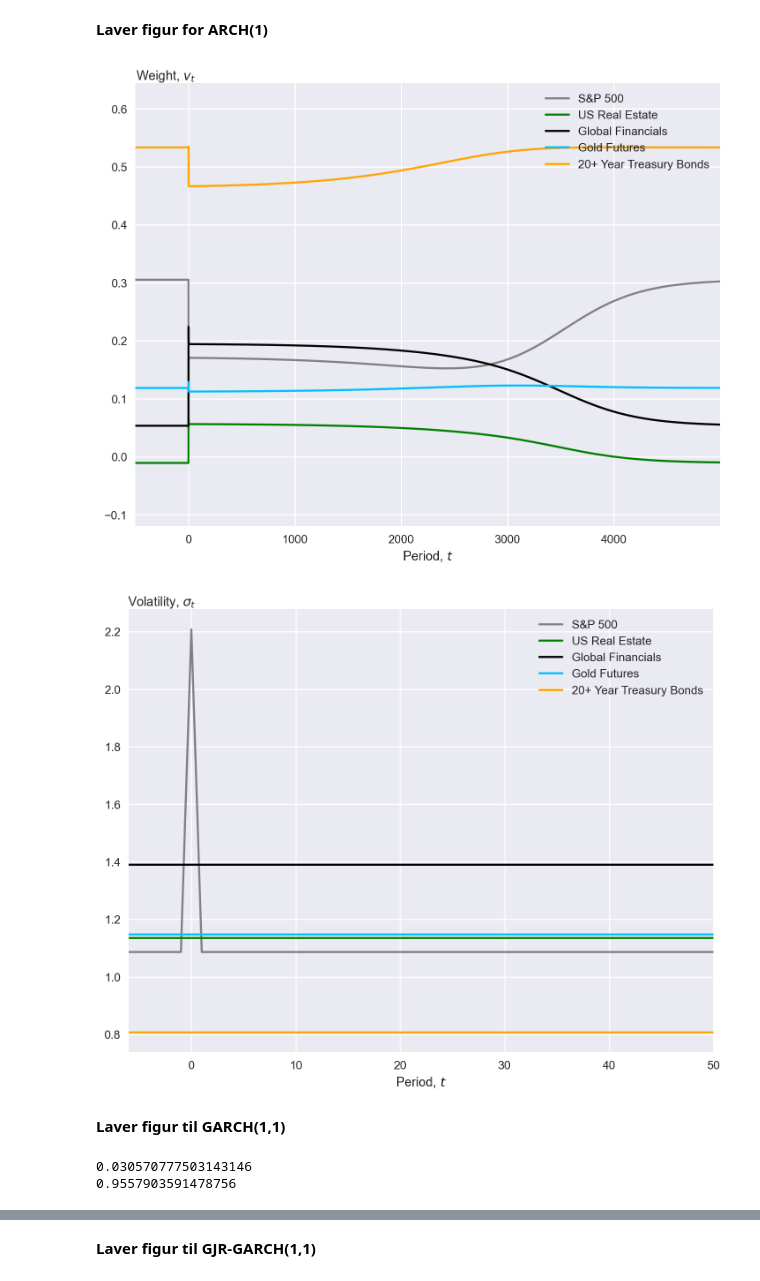
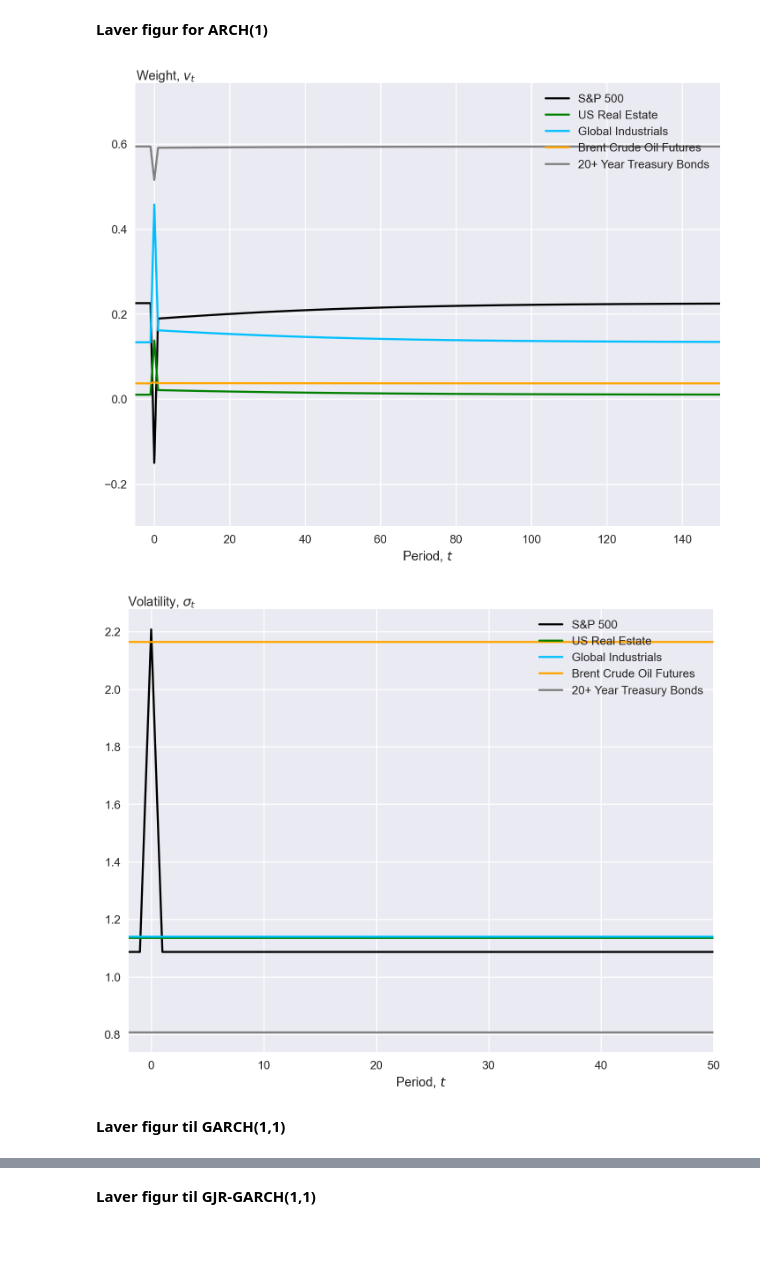
Before and after one commit to neriksen/thesis, a Jupyter notebook: Simulations/IRF.ipynb, the cells around one changed output, grey strips where cells are left out. Cells and saved outputs as stored; diff of their text form; code cells hidden in the pictures; blank space fills up the shorter version.

Commit message:
nye figurer

```diff
--- a/Simulations/IRF.ipynb
+++ b/Simulations/IRF.ipynb
@@ -8,7 +8,7 @@ import scipy.stats as scipy
 sys.path.append("..\\backtesting")
 import dynamic_backtesting as db
 plt.style.use('seaborn')
-matplotlib.rcParams['axes.prop_cycle'] = matplotlib.cycler(color=["grey", "green", "black", "deepskyblue", "orange", "lime", "purple", "Gold", "brown", "blue", "pink"])
+matplotlib.rcParams['axes.prop_cycle'] = matplotlib.cycler(color=["black", "green",  "deepskyblue", "orange","grey", "lime", "purple", "Gold", "brown", "blue", "pink"])
 # %%
 assets = {"EEM": "Emerging Markets",
            "IVV": "S&P 500",
@@ -27,9 +27,9 @@ asset_names = list(assets.values())
 # %% [markdown]
 **Henter return data udfra tickers**
 # %%
-return_data =db.download_return_data(["IVV","IYR","IXG","GC=F","TLT"], save_to_csv=True)
+return_data =db.download_return_data(["IVV","IYR","EXI","BZ=F","TLT"], save_to_csv=True)
 #laver ny dictionary
-included_asset = {asset: assets[asset] for asset in return_data.columns.to_list()}
+included_asset = {asset: assets[asset] for asset in return_data.columns.to_list() }
 # %% [output]
 [*********************100%***********************]  5 of 5 completed
 # %% [markdown]
@@ -81,33 +81,30 @@ irf_weights_ARCH,irf_sigma_ARCH=IRF_maker("sGARCH10",10000,0,-2,coef_ARCH, resid
 # %%
 #plt.style.use('seaborn')
 fig, ax = plt.subplots(1, 1, figsize=(9,7), dpi=190)
 ax.plot(irf_weights_ARCH)
 ax.margins(0,0.2)
-ax.set_xlim(-500)
+ax.set_xlim(-5,150)
 ax.legend(included_asset.values(), loc='upper right')
 ax.set_xlabel('Period, $t$')
 ax.set_ylabel('Weight, $v_t$',loc='top', rotation = 0, labelpad = -78)
 fig.savefig("Simulations\IRF_ARCH(1)_weight.png", bbox_inches = 'tight', pad_inches = 0.1)
 
 fig1, ax1 = plt.subplots(1, 1, figsize=(9,7), dpi=190)
 ax1.plot(np.sqrt(irf_sigma_ARCH))
-ax1.set_xlim(int(0-6),int(0+50))
+ax1.set_xlim(int(0-2),int(0+50))
 ax1.legend(included_asset.values(), loc='upper right')
 ax1.set_xlabel('Period, $t$')
 ax1.set_ylabel('Volatility, $\sigma_t$',loc='top', rotation = 0, labelpad = -78)
 fig1.savefig("Simulations\IRF_ARCH(1)_vol.png", bbox_inches = 'tight', pad_inches = 0.1)
 # %% [output]
-[figure, old version]
+[figure, new version]
-[figure, old version]
+[figure, new version]
 # %% [markdown]
 **Laver figur til GARCH(1,1)**
 # %%
 coef_GARCH, residuals_GARCH, sigmas_GARCH= GARCH_MODEL("sGARCH",(1,1))
 # %%
 irf_weights_GARCH,irf_sigma_GARCH=IRF_maker("sGARCH11",10000,0,-2,coef_GARCH, residuals_GARCH, sigmas_GARCH)
-# %% [output]
-0.030570777503143146
-0.9557903591478756
 # %%
 #plt.style.use('seaborn')
 fig, ax = plt.subplots(1, 1, figsize=(9,7), dpi=190)
```
Also changed, not shown: parts of 3 cells of this notebook.
